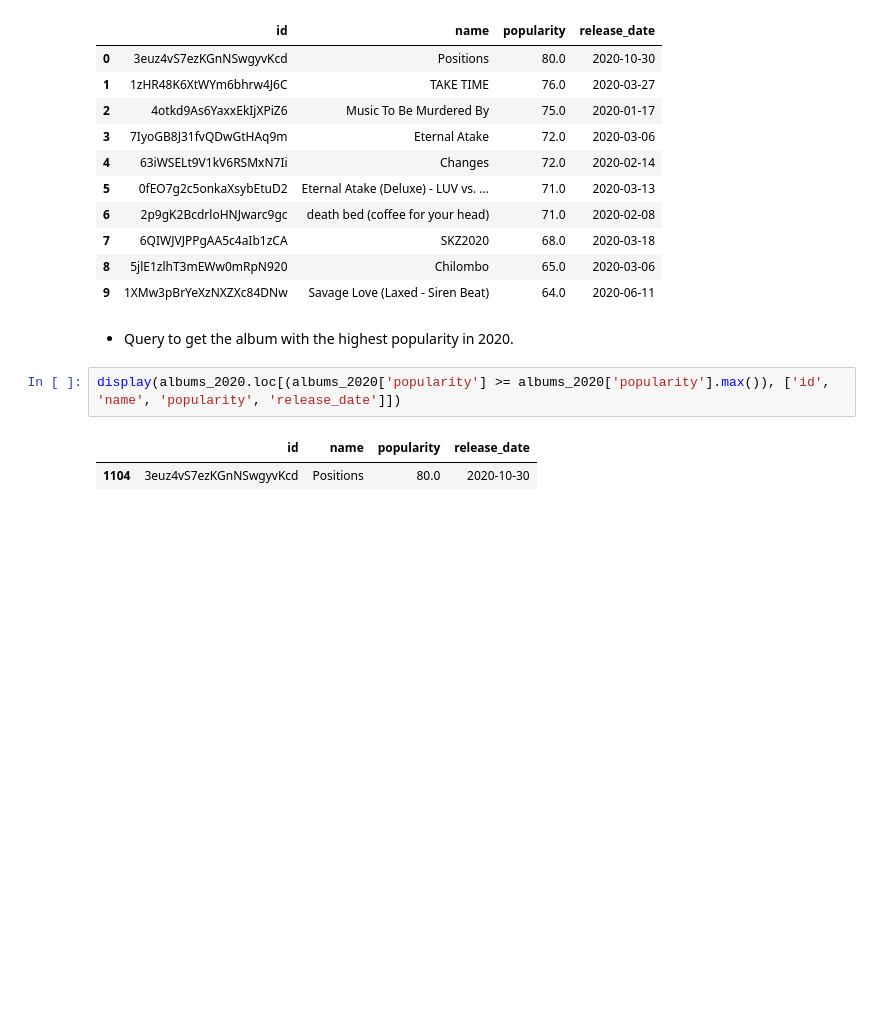
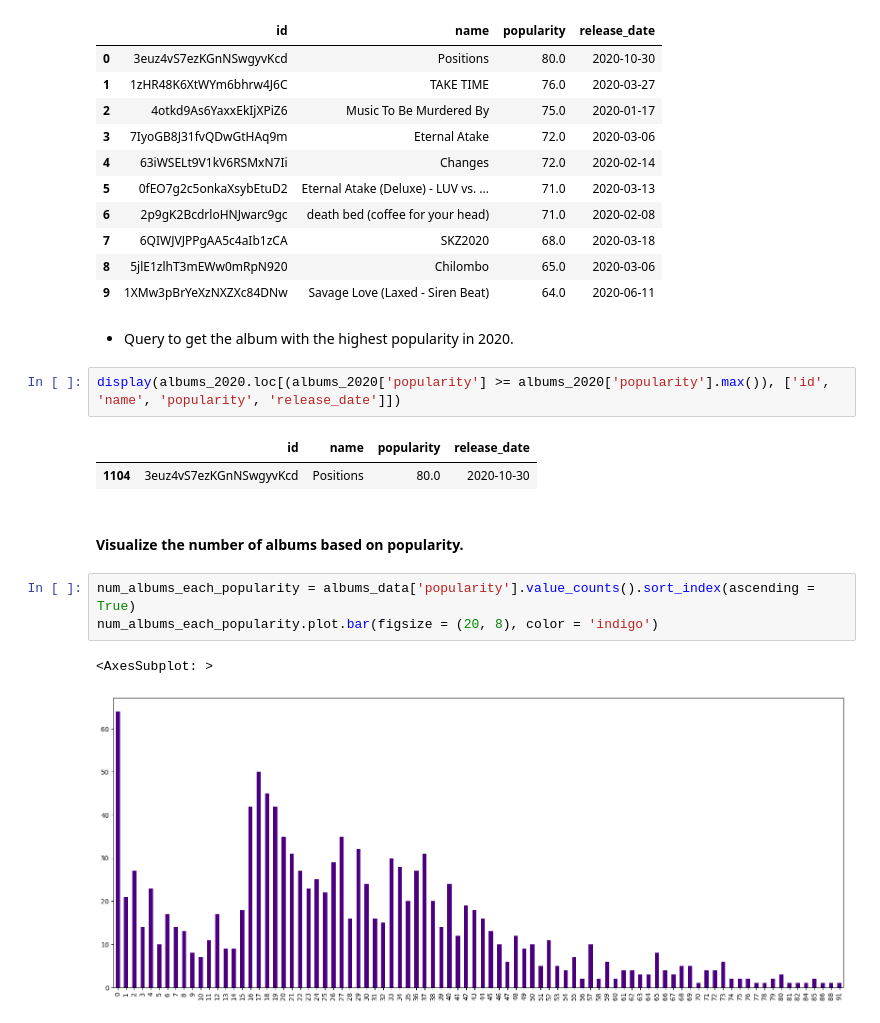
Before and after one commit to quytrungg/Final_Project_CSC14119, a Jupyter notebook: albums_data_exploration.ipynb, the cells around one changed output. Drawn from its saved outputs; the diff is of its cells as text; blank space fills up the shorter version.

Commit message:
Update markdown, update visualize popularity

```diff
--- a/albums_data_exploration.ipynb
+++ b/albums_data_exploration.ipynb
@@ -302,3 +303,11 @@ display(albums_2020.loc[(albums_2020['popularity'] >= albums_2020['popularity'].
 # %% [output]
 |  | id | name | popularity | release_date |
 | 1104 | 3euz4vS7ezKGnNSwgyvKcd | Positions | 80.0 | 2020-10-30 |
+# %% [markdown]
+#### Visualize the number of albums based on popularity.
+# %%
+num_albums_each_popularity = albums_data['popularity'].value_counts().sort_index(ascending = True)
+num_albums_each_popularity.plot.bar(figsize = (20, 8), color = 'indigo')
+# %% [output]
+<AxesSubplot: >
+[figure, added]
```
Also changed, not shown: parts of 35 cells of this notebook.
